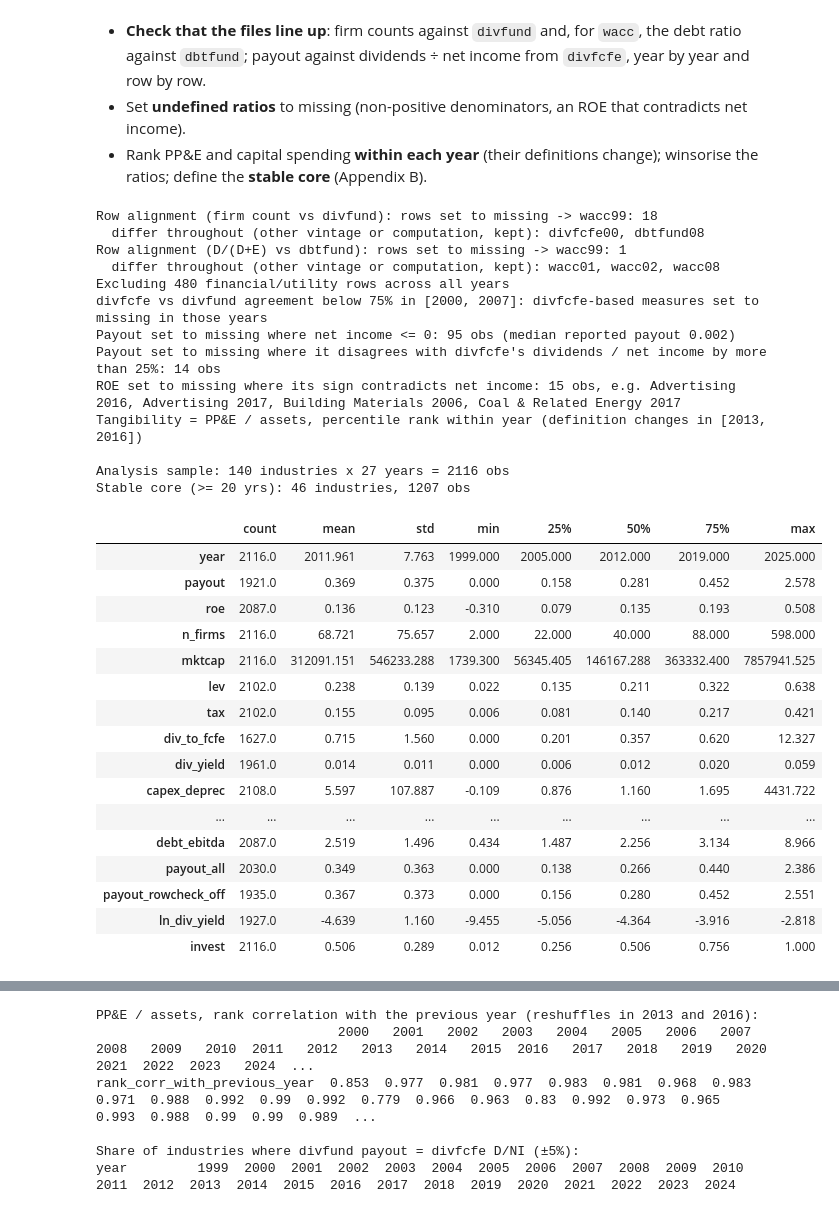
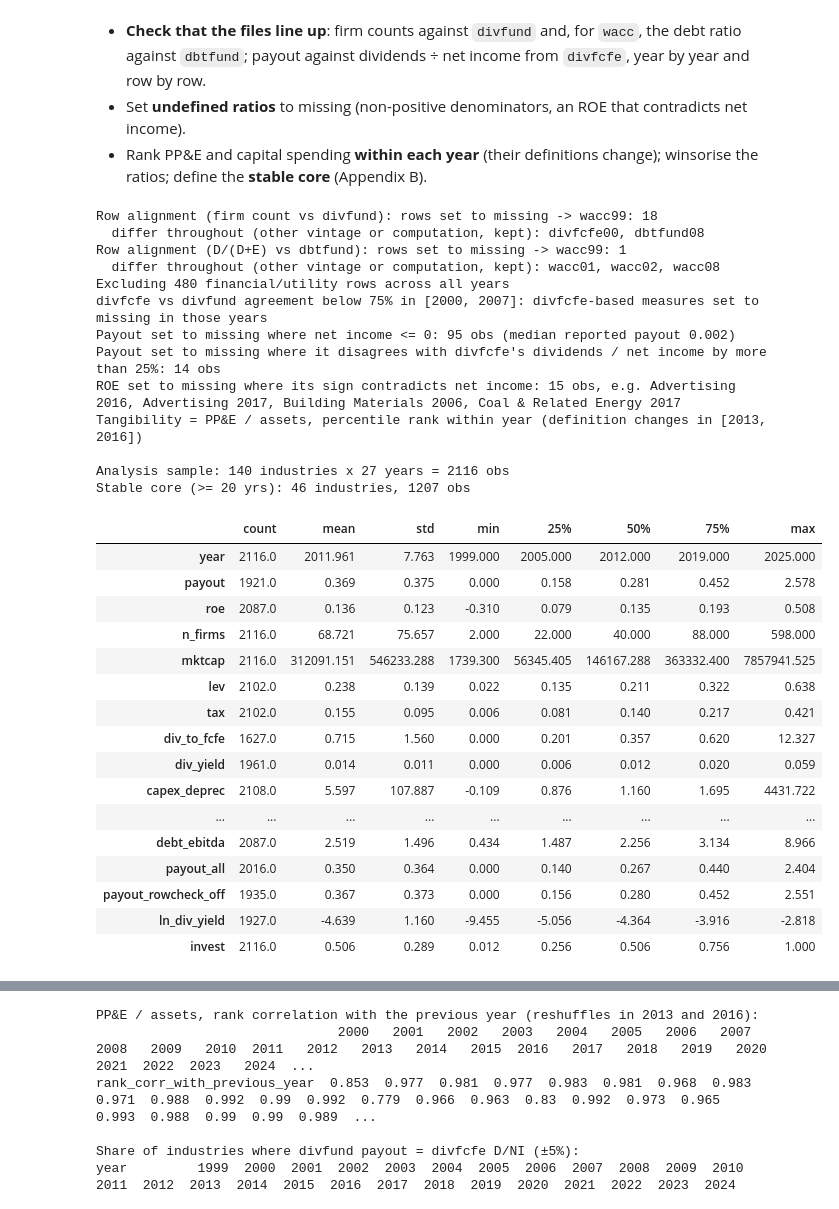
Before and after one commit to MilanKalajdzic/Master-Thesis, a Jupyter notebook: thesis_analysis.ipynb, the cells around one changed output, grey strips where cells are left out. Saved outputs shown, nothing was run; the diff lists cells and outputs as text; code cells hidden in the pictures.

```diff
--- a/thesis_analysis.ipynb
+++ b/thesis_analysis.ipynb
@@ -151,7 +151,9 @@ load_year = partial(load_year, tangibility_proxy=TANGIBILITY_PROXY, positive_den
 # %%
 # Find every Damodaran file and read all years into one raw frame (one row per industry name and year).
 # The coverage grid shows which dataset exists for which year; a year needs at least divfund and wacc.
-SOURCES = {t: discover_sources(t, SEARCH_DIRS) for t in TOKENS}
+with warnings.catch_warnings():     # cell 2 silences warnings; two files holding the same year must still show
+    warnings.simplefilter("always", UserWarning)
+    SOURCES = {t: discover_sources(t, SEARCH_DIRS) for t in TOKENS}
 all_years = sorted(set().union(*[set(v) for v in SOURCES.values()]))
 grid = pd.DataFrame({t: ["Y" if y in SOURCES[t] else "." for y in all_years] for t in SOURCES},
                     index=all_years)
@@ -324,7 +326,7 @@ panel.loc[_BAD, ["div_to_fcfe", "totpayout_ni", "div_yield"]] = np.nan
 # 2014-2020, advertising 2016-17, ...; in some of them book equity is negative after years of buybacks). Those ROE
 # values are undefined instead. Damodaran still reports a payout for loss-making industries (about zero although
 # they pay dividends): set to missing, as are the payouts flagged by the row-level cross-file check.
-panel["payout_all"] = panel["payout"]              # as reported, for the robustness check in §9
+panel["payout_all"] = panel["payout"]   # incl. net income <= 0, for the robustness check in §9 (see below)
 if POSITIVE_DENOMINATORS:
     _ni = panel["ni_usd"].where(~_BAD)
     _nonpos = (_ni <= 0) | (_ni.isna() & (panel["roe"] <= 0))                 # earnings not positive
@@ -340,6 +342,9 @@ if POSITIVE_DENOMINATORS:
               f"{r.industry} {r.year}" for r in panel[_roe_bad].head(4).itertuples()))
     _conflict_payout = panel.loc[_conflict, "payout"]
     panel.loc[_nonpos | _conflict, "payout"] = np.nan
+    # the as-reported payout keeps the loss-making years but not the rows the cross-file check rejects, so it
+    # differs from the main payout only in the net-income rule
+    panel["payout_all"] = panel["payout_all"].where(~_conflict)
     panel["payout_rowcheck_off"] = panel["payout"].where(~_conflict, _conflict_payout)   # robustness (§9)
     panel.loc[_roe_bad, "roe"] = np.nan
     # counts for the README and the thesis (Data quality)
@@ -387,34 +392,34 @@ print(f"\nAnalysis sample: {panel['industry'].nunique()} industries x {panel['ye
       f"= {len(panel)} obs")
 print(f"Stable core (>= {MIN_YEARS_CORE} yrs): {len(CORE)} industries, {int(panel['in_core'].sum())} obs")
 panel.describe().T.round(3)
 # %% [output]
 Row alignment (firm count vs divfund): rows set to missing -> wacc99: 18
   differ throughout (other vintage or computation, kept): divfcfe00, dbtfund08
 Row alignment (D/(D+E) vs dbtfund): rows set to missing -> wacc99: 1
   differ throughout (other vintage or computation, kept): wacc01, wacc02, wacc08
 Excluding 480 financial/utility rows across all years
 divfcfe vs divfund agreement below 75% in [2000, 2007]: divfcfe-based measures set to missing in those years
 Payout set to missing where net income <= 0: 95 obs (median reported payout 0.002)
 Payout set to missing where it disagrees with divfcfe's dividends / net income by more than 25%: 14 obs
 ROE set to missing where its sign contradicts net income: 15 obs, e.g. Advertising 2016, Advertising 2017, Building Materials 2006, Coal & Related Energy 2017
 Tangibility = PP&E / assets, percentile rank within year (definition changes in [2013, 2016])
 
 Analysis sample: 140 industries x 27 years = 2116 obs
 Stable core (>= 20 yrs): 46 industries, 1207 obs
 |  | count | mean | std | min | 25% | 50% | 75% | max |
 | year | 2116.0 | 2011.961 | 7.763 | 1999.000 | 2005.000 | 2012.000 | 2019.000 | 2025.000 |
 | payout | 1921.0 | 0.369 | 0.375 | 0.000 | 0.158 | 0.281 | 0.452 | 2.578 |
 | roe | 2087.0 | 0.136 | 0.123 | -0.310 | 0.079 | 0.135 | 0.193 | 0.508 |
 | n_firms | 2116.0 | 68.721 | 75.657 | 2.000 | 22.000 | 40.000 | 88.000 | 598.000 |
 | mktcap | 2116.0 | 312091.151 | 546233.288 | 1739.300 | 56345.405 | 146167.288 | 363332.400 | 7857941.525 |
 | lev | 2102.0 | 0.238 | 0.139 | 0.022 | 0.135 | 0.211 | 0.322 | 0.638 |
 | tax | 2102.0 | 0.155 | 0.095 | 0.006 | 0.081 | 0.140 | 0.217 | 0.421 |
 | div_to_fcfe | 1627.0 | 0.715 | 1.560 | 0.000 | 0.201 | 0.357 | 0.620 | 12.327 |
 | div_yield | 1961.0 | 0.014 | 0.011 | 0.000 | 0.006 | 0.012 | 0.020 | 0.059 |
 | capex_deprec | 2108.0 | 5.597 | 107.887 | -0.109 | 0.876 | 1.160 | 1.695 | 4431.722 |
 | ... | ... | ... | ... | ... | ... | ... | ... | ... |
 | debt_ebitda | 2087.0 | 2.519 | 1.496 | 0.434 | 1.487 | 2.256 | 3.134 | 8.966 |
-| payout_all | 2030.0 | 0.349 | 0.363 | 0.000 | 0.138 | 0.266 | 0.440 | 2.386 |
+| payout_all | 2016.0 | 0.350 | 0.364 | 0.000 | 0.140 | 0.267 | 0.440 | 2.404 |
 | payout_rowcheck_off | 1935.0 | 0.367 | 0.373 | 0.000 | 0.156 | 0.280 | 0.452 | 2.551 |
 | ln_div_yield | 1927.0 | -4.639 | 1.160 | -9.455 | -5.056 | -4.364 | -3.916 | -2.818 |
 | invest | 2116.0 | 0.506 | 0.289 | 0.012 | 0.256 | 0.506 | 0.756 | 1.000 |
```
Also changed, not shown: parts of 14 cells of this notebook, 19 other files.
